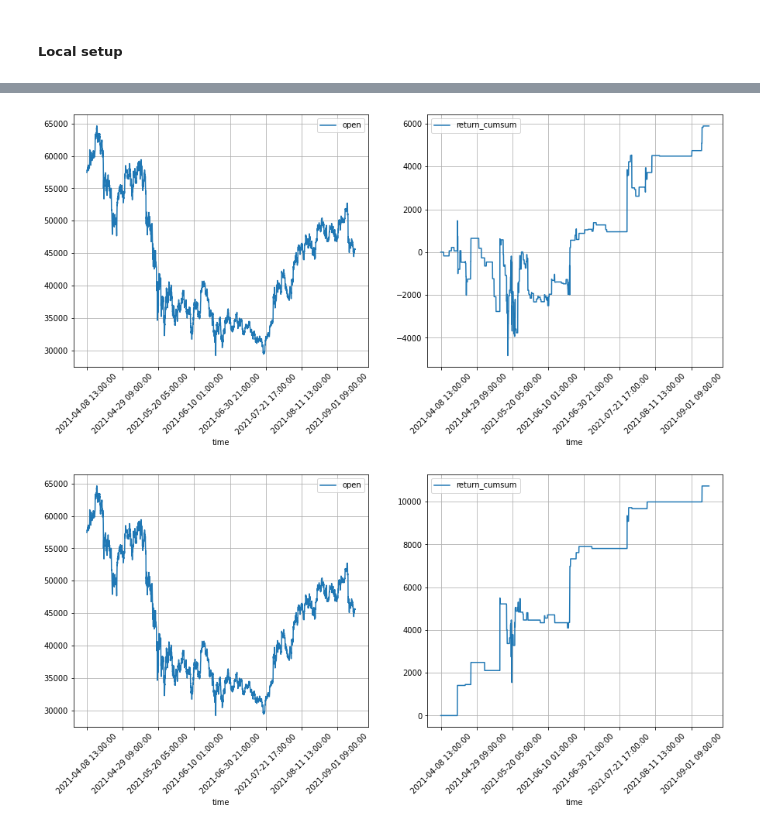
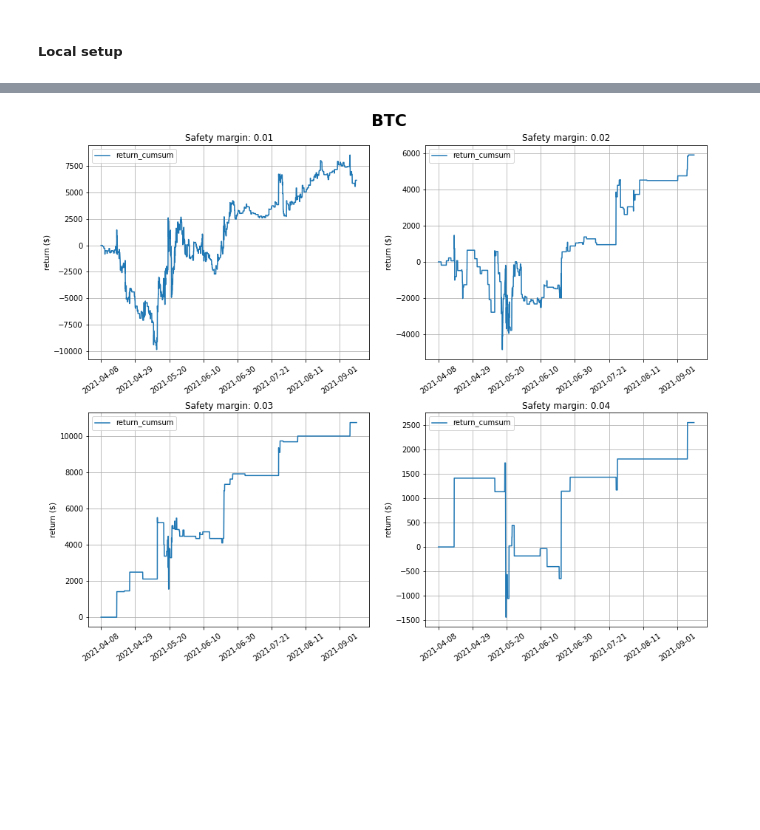
Before and after one commit to karipuf/crypto, a Jupyter notebook: crypto_modeling_super_simple.ipynb, the cells around one changed output, grey strips where cells are left out. Drawn from its saved outputs; the diff is of its cells as text; code cells hidden in the pictures; blank space fills up the shorter version.

```diff
--- a/crypto_modeling_super_simple.ipynb
+++ b/crypto_modeling_super_simple.ipynb
@@ -135,40 +103,33 @@ lrmod.transform(xtest).select("label","prediction").toPandas().plot(x='label',y=
-# %%
-#@title Predicting and calculating returns for 2% safety margin
-
-xpred=get_xpred(lrmod,xtest)
-
-# Visualization
-pf=xpred.select("time","open","return").toPandas().iloc[1:,:]
-pf['return_cumsum']=pf['return'].cumsum()
-
-pl.figure(figsize=(15,6))
-
-pl.subplot(1,2,1)
-pf.plot(x="time",y="open",rot=45, ax=pl.gca())
-pl.gca().grid(True)
-
-pl.subplot(1,2,2)
-pf.plot(x="time",y="return_cumsum",rot=45, ax=pl.gca())
-pl.gca().grid(True)
-# %% [output]
-[figure, removed]
-# %%
-#@title Predicting and calculating returns for 3% safety margin
-
-xpred=get_xpred(lrmod,xtest,safety_margin=0.03)
-
-# Visualization
-pf=xpred.select("time","open","return").toPandas().iloc[1:,:]
-pf['return_cumsum']=pf['return'].cumsum()
-
-pl.figure(figsize=(15,6))
-
-pl.subplot(1,2,1)
-pf.plot(x="time",y="open",rot=45, ax=pl.gca())
-pl.gca().grid(True)
-
-pl.subplot(1,2,2)
-pf.plot(x="time",y="return_cumsum",rot=45, ax=pl.gca())
-pl.gca().grid(True)
-# %% [output]
-[figure, removed]
+# %%
+#@title Backtesting
+
+safety_margins=[.01,.02,.03,.04]
+xpreds=[get_xpred(btc_lrmod,xtest,safety_margin=tmp) for tmp in
+        safety_margins]
+
+pl.figure(figsize=(15,12))
+axmain=pl.gca()
+pl.subplots_adjust(hspace=.25)
+
+# Visualization
+
+for count in range(4):
+
+  pf=(xpreds[count].select("time","open","return").
+      toPandas().iloc[1:,:])
+  pf['return_cumsum']=pf['return'].cumsum()
+
+  pl.subplot(2,2,count+1)
+  pf.plot(x="time",y="return_cumsum",rot=35, ax=pl.gca())
+  pl.title(f"Safety margin: {safety_margins[count]}")
+
+  ax=pl.gca()
+  ax.grid(True)
+  foo=ax.set_xticklabels([tmp.get_text()[:10] for tmp in ax.get_xticklabels()])
+  ax.set_xlabel('')
+  ax.set_ylabel("return ($)")
+
+foo=pl.gcf().text(0.48,.91,'BTC',
+                  fontsize=22,fontweight='bold')
+# %% [output]
+[figure, added]
```
Also changed, not shown: parts of 13 cells of this notebook.
